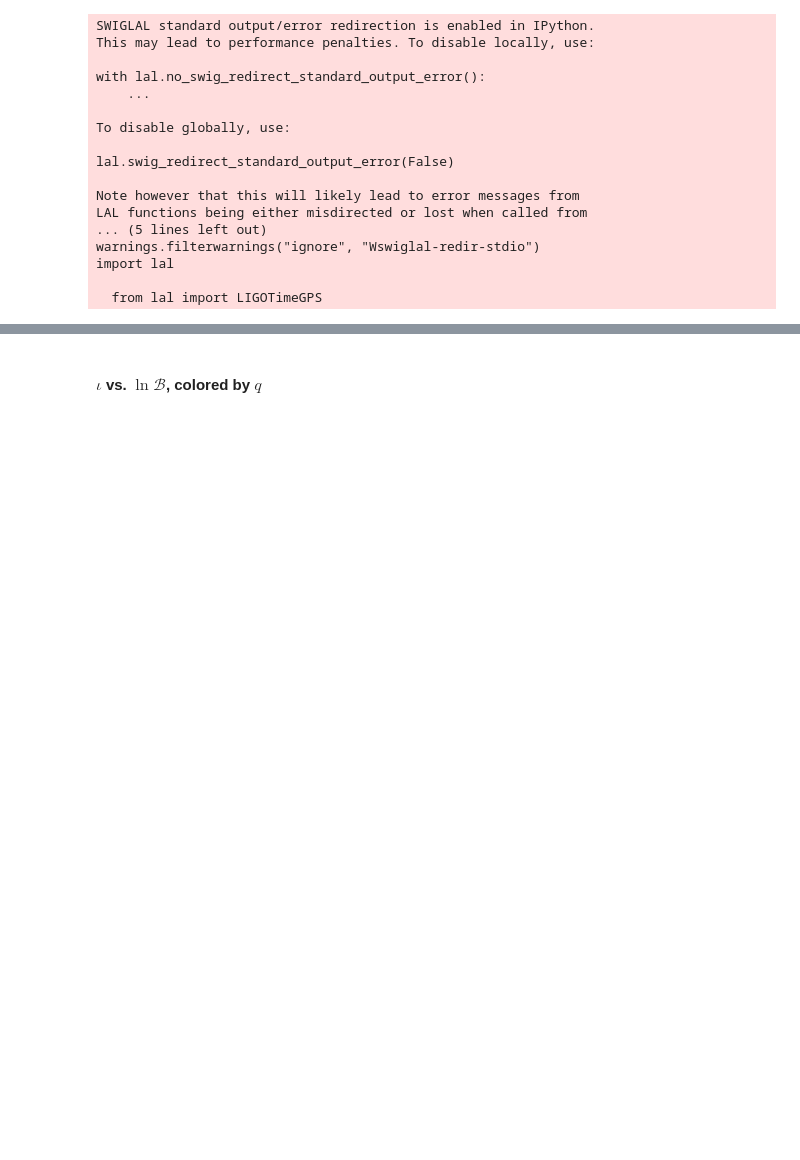
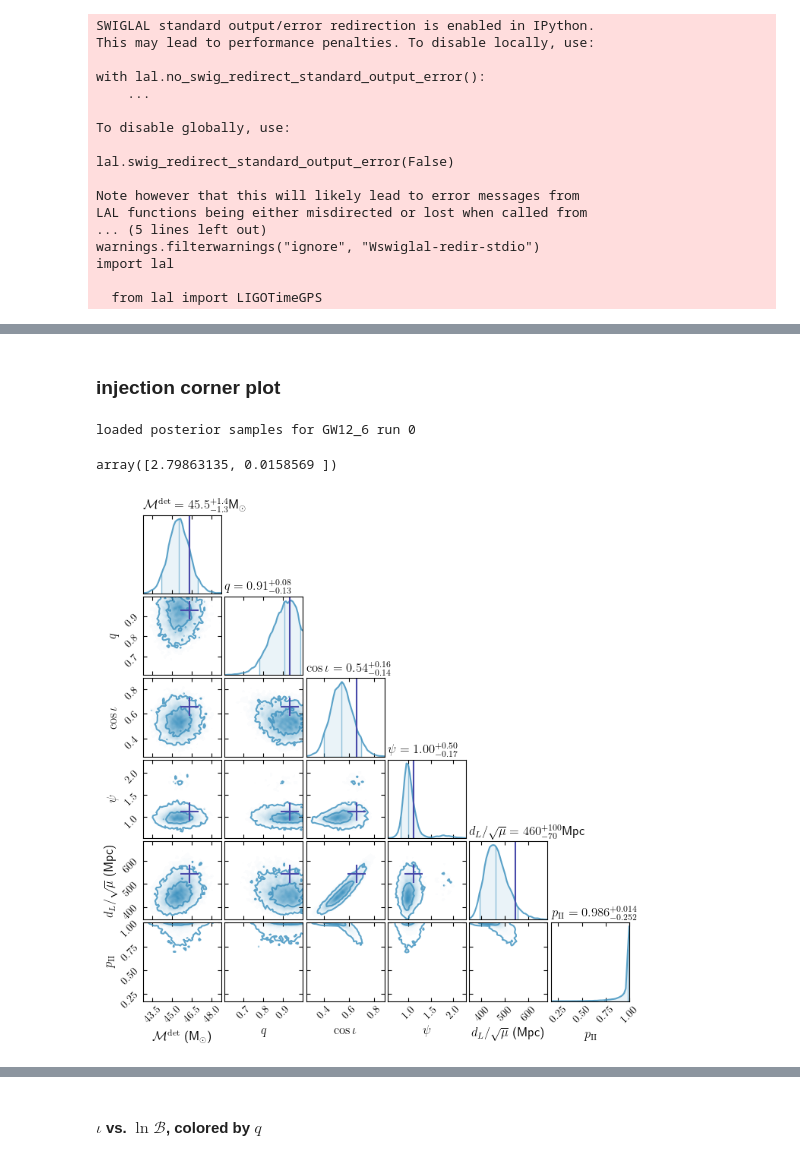
Before and after one commit to abbyw24/gw-parameter-estimation, a Jupyter notebook: notebooks/paper_plots.ipynb, the cells around one changed output, grey strips where cells are left out. Cells and saved outputs as stored; diff of their text form; code cells hidden in the pictures; blank space fills up the shorter version.

```diff
--- a/notebooks/paper_plots.ipynb
+++ b/notebooks/paper_plots.ipynb
@@ -124,0 +168,2 @@ loaded posterior samples for GW12_99 run 0
+# %% [markdown]
+### injection corner plot
@@ -124,0 +177,40 @@ loaded posterior samples for GW12_99 run 0
+# %%
+# load the samples for this event
+idx = 6
+eventname = f'GW{seed}_{idx}'
+eventdir = os.path.join(resdir, eventname)
+event_data, samples, samples_dir = helpers.load_event_data_and_posterior_samples(eventdir, eventname)
+lnBayes[idx]
+# %% [output]
+loaded posterior samples for GW12_6 run 0
+array([2.79863135, 0.0158569 ])
+# %%
+# shift psi over by pi/2 and wrap
+psi = samples['psi']
+psi_shifted = np.mod(psi + np.pi / 2, np.pi)
+samples['psi'] = psi_shifted
+# same with injected value
+inj_par_dic = event_data.injection['par_dic']
+inj_par_dic['psi'] = np.mod(inj_par_dic['psi'] + np.pi / 2, np.pi)
+# %%
+corner_plot_kwargs = dict(tail_probability=1e-3, color_2d=c_l,
+    kwargs_1d=dict(color=c_l, alpha=0.8), contour_kwargs=dict(alpha=0.8))
+samples['cosiota'] = np.cos(samples['iota'])
+pars_to_plot = [
+    'mchirp', 'q', 'cosiota', 'psi', 'd_luminosity_lensed', 'p_lensed'
+]
+cp = gw_plotting.CornerPlot(samples, params=pars_to_plot, **corner_plot_kwargs)
+cp.plot(max_figsize=8)
+# injected parameters
+inj_par_dic = event_data.get_init_dict()['injection']['par_dic']
+helpers.add_derived_quantities_injection(inj_par_dic)
+inj_par_dic['cosiota'] = np.cos(inj_par_dic['iota'])
+inj_pars_to_plot = {k : v for k, v in inj_par_dic.items() if k in pars_to_plot}
+cp.scatter_points(inj_pars_to_plot, colors=[c_inj], s=300,   # '#FF2020'
+                                    zorder=2, marker='+', adjust_lims=True)
+for ax in cp.axes.ravel():
+    ax.xaxis.label.set_size(12)
+    ax.yaxis.label.set_size(12)
+# cp.fig.savefig('/home/abbye.williams/GWPE/data/plots/paper/Halton_corner_plot.pdf')
+# %% [output]
+[figure, added]
```
Also changed, not shown: parts of 59 cells of this notebook, 9 other files.
